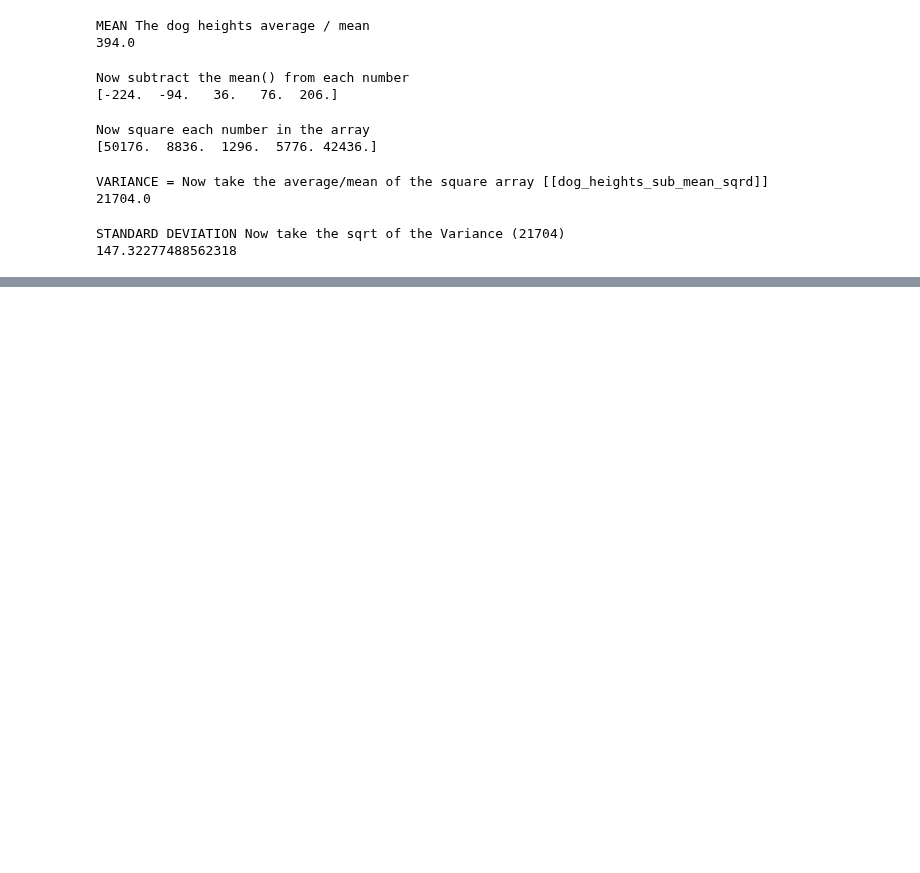
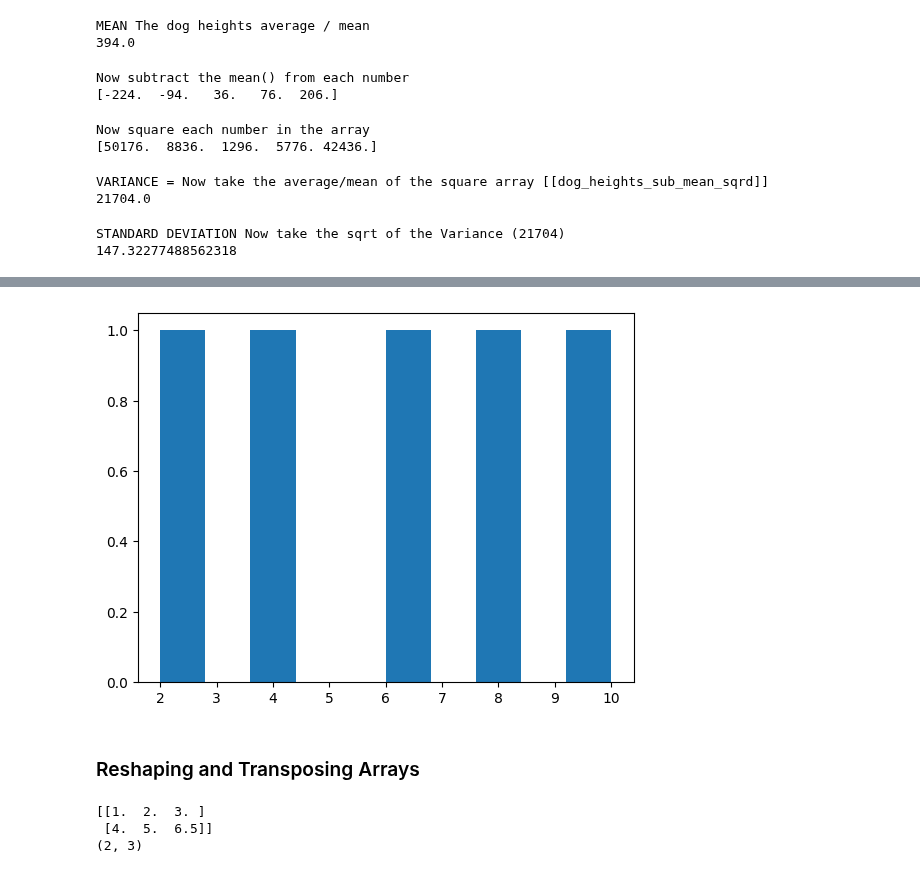
Before and after one commit to thewesternfront/Jupyter_Testintg_Jetbrains, a Jupyter notebook: introduction-to-numpy.ipynb, the cells around one changed output, grey strips where cells are left out. Cells and saved outputs as stored; diff of their text form; code cells hidden in the pictures; blank space fills up the shorter version.

```diff
--- a/introduction-to-numpy.ipynb
+++ b/introduction-to-numpy.ipynb
@@ -638,0 +678,14 @@ STANDARD DEVIATION Now take the sqrt of the Variance (21704)
+# %%
+plt.hist(low_var_array, bins=10)
+plt.show()
+# %% [output]
+[figure, added]
+# %% [markdown]
+### Reshaping and Transposing Arrays
+# %%
+print(a2)
+print(a2.shape)
+# %% [output]
+[[1.  2.  3. ]
+ [4.  5.  6.5]]
+(2, 3)
```
Also changed, not shown: parts of 22 cells of this notebook.
